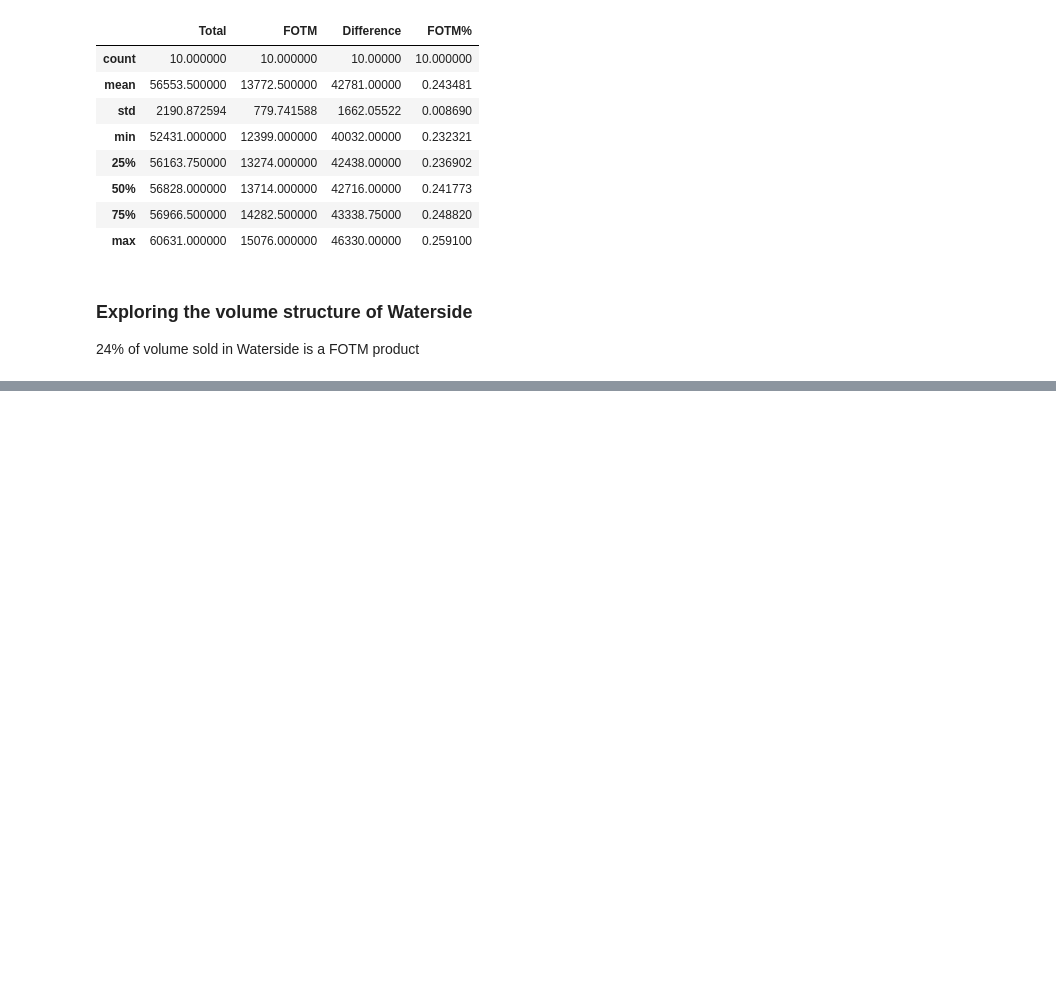
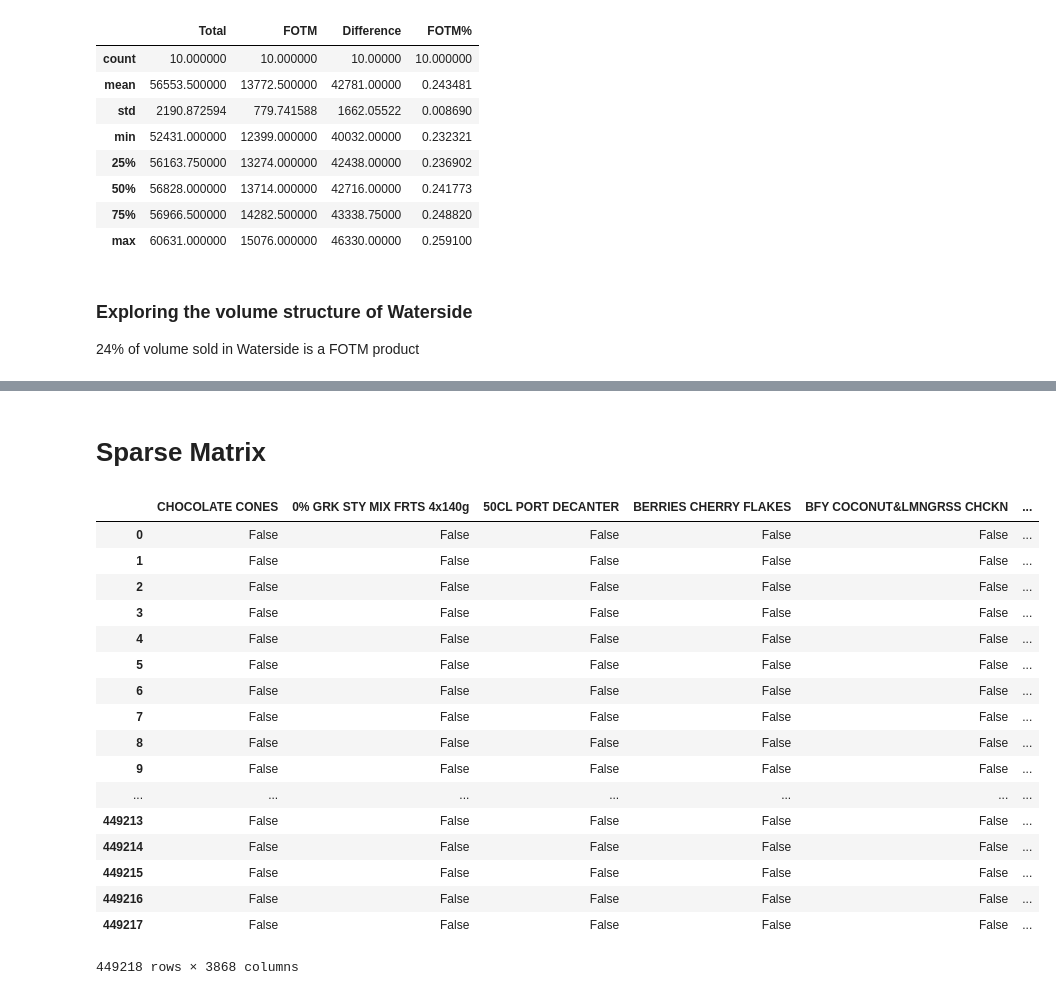
Before and after one commit to paulloughlin/Data-Fellowship-Decoded, a Jupyter notebook: AR Project.ipynb, the cells around one changed output, grey strips where cells are left out. Saved outputs shown, nothing was run; the diff lists cells and outputs as text; code cells hidden in the pictures; blank space fills up the shorter version.

```diff
--- a/AR Project.ipynb
+++ b/AR Project.ipynb
@@ -109,6 +111,27 @@ Baskets.head()
+# %% [markdown]
+# Sparse Matrix
 # %%
-#transactions = order_baskets.iloc[:,1:].values
 te = TransactionEncoder()
-te_ary = te.fit(Baskets['ARTICLE']).transform(Baskets['ARTICLE'])
+te_ary = te.fit(baskets['ARTICLE']).transform(baskets['ARTICLE'])
 dataset = pd.DataFrame(te_ary, columns=te.columns_)
+dataset
+# %% [output]
+|  | CHOCOLATE CONES | 0% GRK STY MIX FRTS 4x140g | 50CL PORT DECANTER | BERRIES CHERRY FLAKES | BFY COCONUT&LMNGRSS CHCKN | ... |
+| 0 | False | False | False | False | False | ... |
+| 1 | False | False | False | False | False | ... |
+| 2 | False | False | False | False | False | ... |
+| 3 | False | False | False | False | False | ... |
+| 4 | False | False | False | False | False | ... |
+| 5 | False | False | False | False | False | ... |
+| 6 | False | False | False | False | False | ... |
+| 7 | False | False | False | False | False | ... |
+| 8 | False | False | False | False | False | ... |
+| 9 | False | False | False | False | False | ... |
+| ... | ... | ... | ... | ... | ... | ... |
+| 449213 | False | False | False | False | False | ... |
+| 449214 | False | False | False | False | False | ... |
+| 449215 | False | False | False | False | False | ... |
+| 449216 | False | False | False | False | False | ... |
+| 449217 | False | False | False | False | False | ... |
+449218 rows × 3868 columns
 # %%
```
Also changed, not shown: parts of 10 cells of this notebook.
